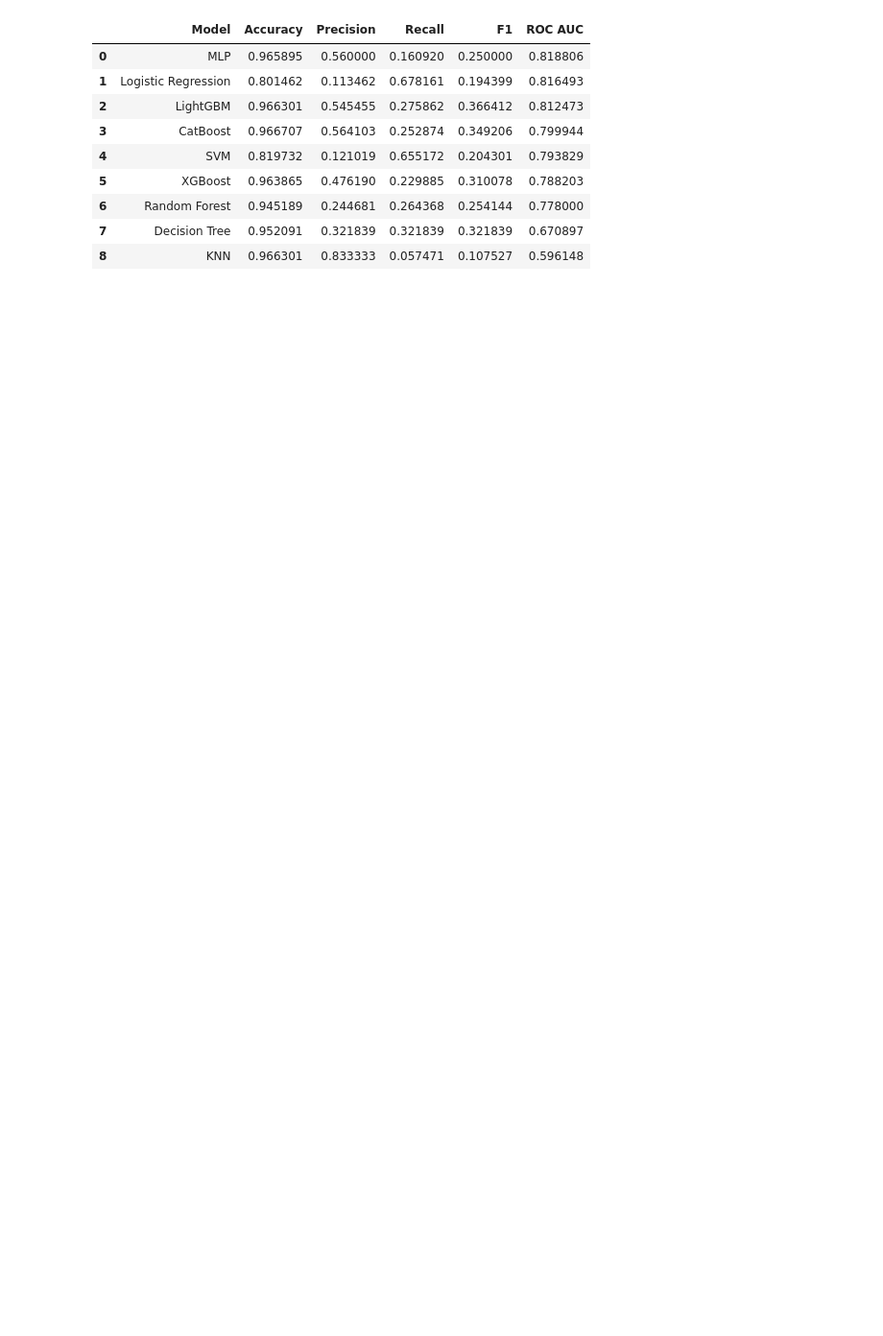
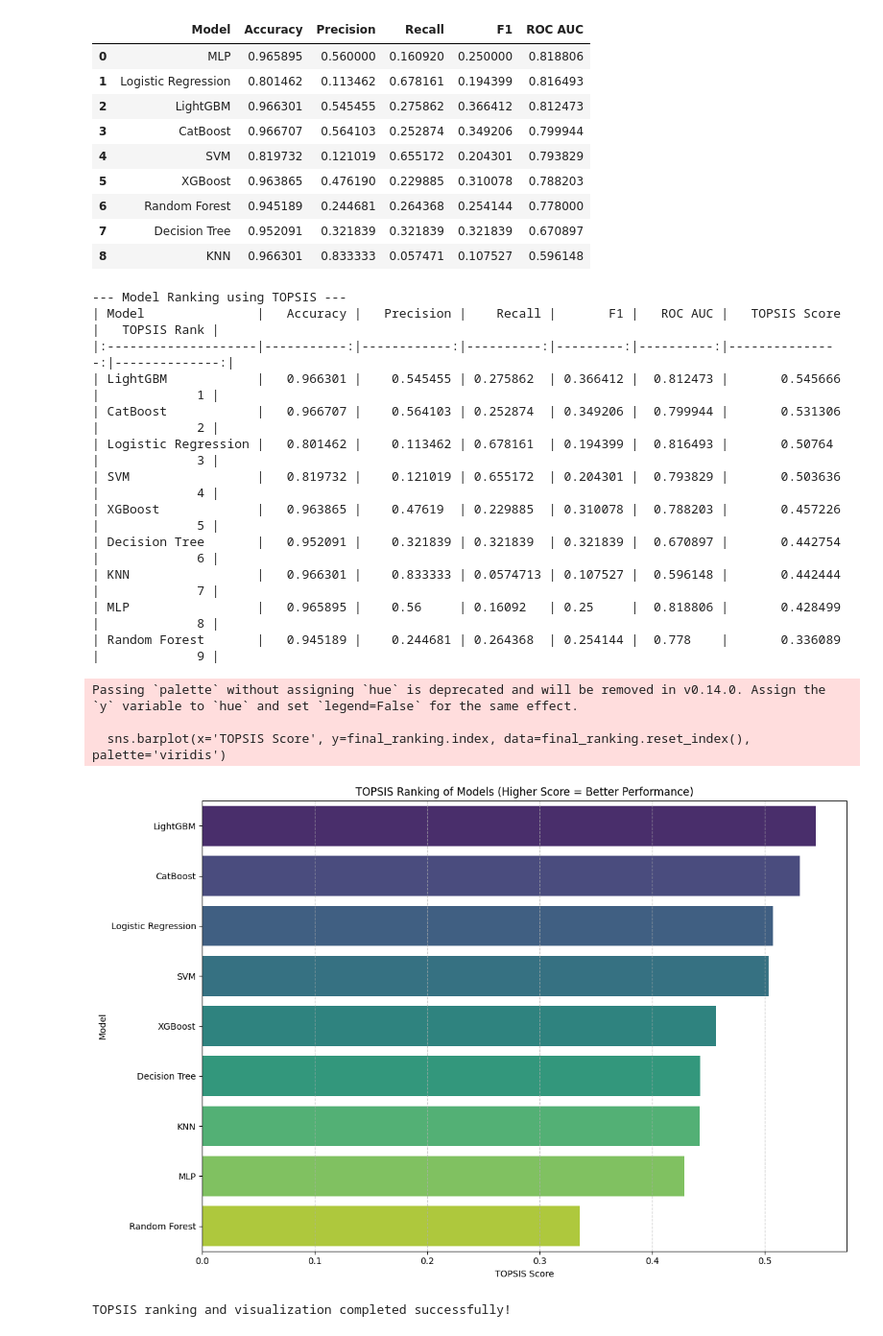
Before and after one commit to Fentahun60/Fentahun, a Jupyter notebook: U5MR_Malawi.ipynb, the cells around one changed output. Shown at 96% size. Saved outputs shown, nothing was run; the diff lists cells and outputs as text; code cells hidden in the pictures; blank space fills up the shorter version.

```diff
--- a/U5MR_Malawi.ipynb
+++ b/U5MR_Malawi.ipynb
@@ -1454,3 +1454,79 @@ And if memory is not enough, you can set `force_col_wise=true`.
 | 6 | Random Forest | 0.945189 | 0.244681 | 0.264368 | 0.254144 | 0.778000 |
 | 7 | Decision Tree | 0.952091 | 0.321839 | 0.321839 | 0.321839 | 0.670897 |
 | 8 | KNN | 0.966301 | 0.833333 | 0.057471 | 0.107527 | 0.596148 |
+# %%
+# Install TOPSIS library if not already installed
+!pip install topsispy --quiet
+
+import numpy as np
+import pandas as pd
+import matplotlib.pyplot as plt
+import seaborn as sns
+from topsispy import topsis
+
+# Ensure metrics_df is available from the previous model evaluation step
+# If this cell is run independently, you might need to re-run the model evaluation cell.
+
+# 1. Prepare the Decision Matrix from metrics_df
+# Select the relevant metrics for TOPSIS
+metrics_for_topsis = metrics_df[['Model', 'Accuracy', 'Precision', 'Recall', 'F1', 'ROC AUC']].set_index('Model')
+
+decision_matrix = metrics_for_topsis.values
+
+# 2. Define Weights for each criterion
+# Assuming equal weights for now, you can adjust these based on importance
+weights = np.array([0.2, 0.2, 0.2, 0.2, 0.2]) # Sum of weights should be 1
+
+# 3. Define Impact for each criterion (1 for benefit, 0 for cost)
+# All selected metrics are 'benefit' criteria (higher is better)
+impacts = np.array([1, 1, 1, 1, 1])
+
+# 4. Perform TOPSIS calculation
+# The topsis function directly returns the ranking
+# The ranks variable contains (number_of_criteria_for_some_reason, TOPSIS_scores_array)
+result_tuple = topsis(decision_matrix, weights, impacts)
+
+# Correctly extract TOPSIS scores from the tuple (it's the second element)
+topsis_scores = result_tuple[1]
+
+# Add TOPSIS scores to the metrics_for_topsis DataFrame
+metrics_for_topsis['TOPSIS Score'] = topsis_scores
+
+# Calculate ranks based on TOPSIS scores (1 for the highest score)
+metrics_for_topsis['TOPSIS Rank'] = metrics_for_topsis['TOPSIS Score'].rank(ascending=False).astype(int)
+
+# Sort by TOPSIS rank to get the final ranking
+final_ranking = metrics_for_topsis.sort_values(by='TOPSIS Rank', ascending=True)
+
+print("\n--- Model Ranking using TOPSIS ---")
+print(final_ranking.to_markdown())
+
+# 5. Visualize the TOPSIS ranking
+plt.figure(figsize=(12, 8))
+sns.barplot(x='TOPSIS Score', y=final_ranking.index, data=final_ranking.reset_index(), palette='viridis')
+plt.title('TOPSIS Ranking of Models (Higher Score = Better Performance)')
+plt.xlabel('TOPSIS Score')
+plt.ylabel('Model')
+plt.grid(axis='x', linestyle='--', alpha=0.7)
+plt.tight_layout()
+plt.show()
+
+print("TOPSIS ranking and visualization completed successfully!")
+# %% [output]
+--- Model Ranking using TOPSIS ---
+| Model               |   Accuracy |   Precision |    Recall |       F1 |   ROC AUC |   TOPSIS Score |   TOPSIS Rank |
+|:--------------------|-----------:|------------:|----------:|---------:|----------:|---------------:|--------------:|
+| LightGBM            |   0.966301 |    0.545455 | 0.275862  | 0.366412 |  0.812473 |       0.545666 |             1 |
+| CatBoost            |   0.966707 |    0.564103 | 0.252874  | 0.349206 |  0.799944 |       0.531306 |             2 |
+| Logistic Regression |   0.801462 |    0.113462 | 0.678161  | 0.194399 |  0.816493 |       0.50764  |             3 |
+| SVM                 |   0.819732 |    0.121019 | 0.655172  | 0.204301 |  0.793829 |       0.503636 |             4 |
+| XGBoost             |   0.963865 |    0.47619  | 0.229885  | 0.310078 |  0.788203 |       0.457226 |             5 |
+| Decision Tree       |   0.952091 |    0.321839 | 0.321839  | 0.321839 |  0.670897 |       0.442754 |             6 |
+| KNN                 |   0.966301 |    0.833333 | 0.0574713 | 0.107527 |  0.596148 |       0.442444 |             7 |
+| MLP                 |   0.965895 |    0.56     | 0.16092   | 0.25     |  0.818806 |       0.428499 |             8 |
+| Random Forest       |   0.945189 |    0.244681 | 0.264368  | 0.254144 |  0.778    |       0.336089 |             9 |
+Passing `palette` without assigning `hue` is deprecated and will be removed in v0.14.0. Assign the `y` variable to `hue` and set `legend=False` for the same effect.
+
+  sns.barplot(x='TOPSIS Score', y=final_ranking.index, data=final_ranking.reset_index(), palette='viridis')
+[figure, added]
+TOPSIS ranking and visualization completed successfully!
```
Also changed, not shown: parts of 2 cells of this notebook.
